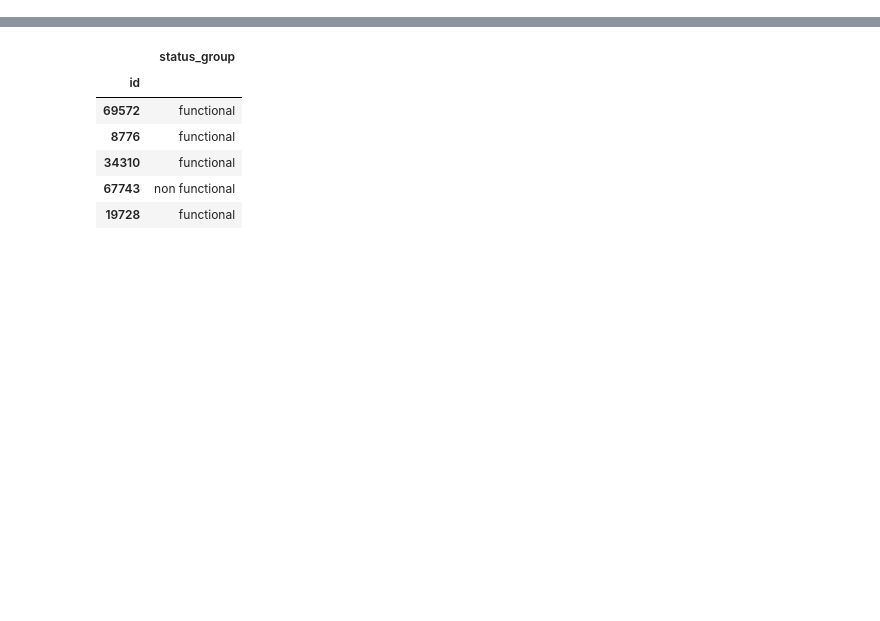
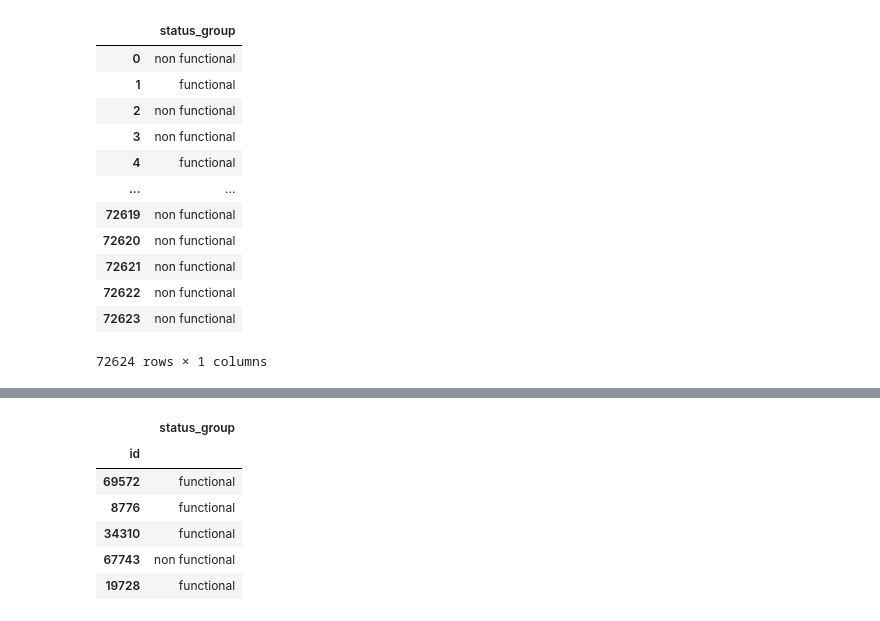
Before and after one commit to MWilliamson96/Tanzania_Well_Competition, a Jupyter notebook: eda/Angelica_Models.ipynb, the cells around one changed output, grey strips where cells are left out. Cells and saved outputs as stored; diff of their text form; code cells hidden in the pictures; blank space fills up the shorter version.

```diff
--- a/eda/Angelica_Models.ipynb
+++ b/eda/Angelica_Models.ipynb
@@ -13,7 +13,8 @@ from sklearn.tree import DecisionTreeClassifier
 from sklearn.preprocessing import StandardScaler, MinMaxScaler
 from sklearn.model_selection import train_test_split, cross_val_score, GridSearchCV
 from sklearn.metrics import accuracy_score
-from sklearn.pipeline import make_pipeline
+#from sklearn.pipeline import make_pipeline
+from imblearn.pipeline import Pipeline
 
 import sklearn
 
@@ -31,7 +32,7 @@ from sklearn.svm import SVC
 
 
 #import model features pipeline
-strict_pickle_path = src_path / 'strict_pre_pipeline_AD.pkl'
+strict_pickle_path = src_path / 'strict_pre_pipeline_v4.pkl'
 #loose_pickle_path = src_path / 'loose_pre_pipeline.pkl'
 
 %matplotlib inline
@@ -39,0 +70,17 @@ x_train, x_test, y_train = data_functions.get_dataframes()
+# %%
+y_tr_resamp = pd.DataFrame(resampled_data[1])
+y_tr_resamp
+# %% [output]
+|  | status_group |
+| 0 | non functional |
+| 1 | functional |
+| 2 | non functional |
+| 3 | non functional |
+| 4 | functional |
+| ... | ... |
+| 72619 | non functional |
+| 72620 | non functional |
+| 72621 | non functional |
+| 72622 | non functional |
+| 72623 | non functional |
+72624 rows × 1 columns
```
Also changed, not shown: parts of 13 cells of this notebook, 4 other files.
